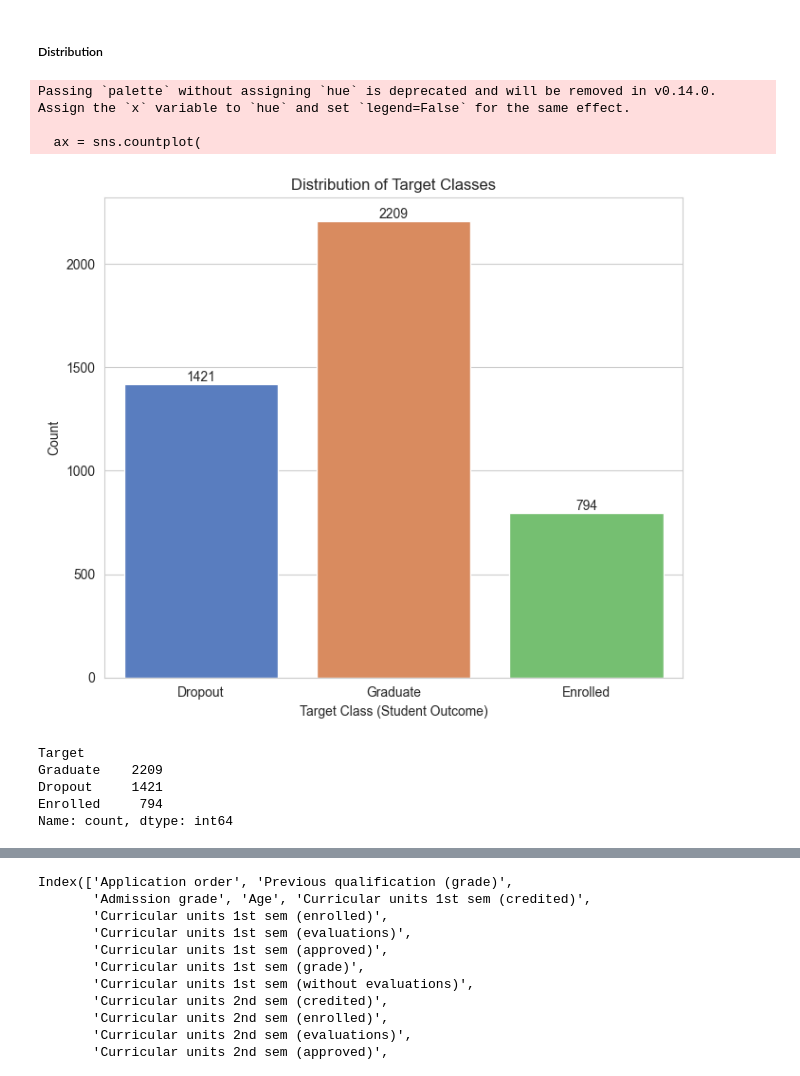
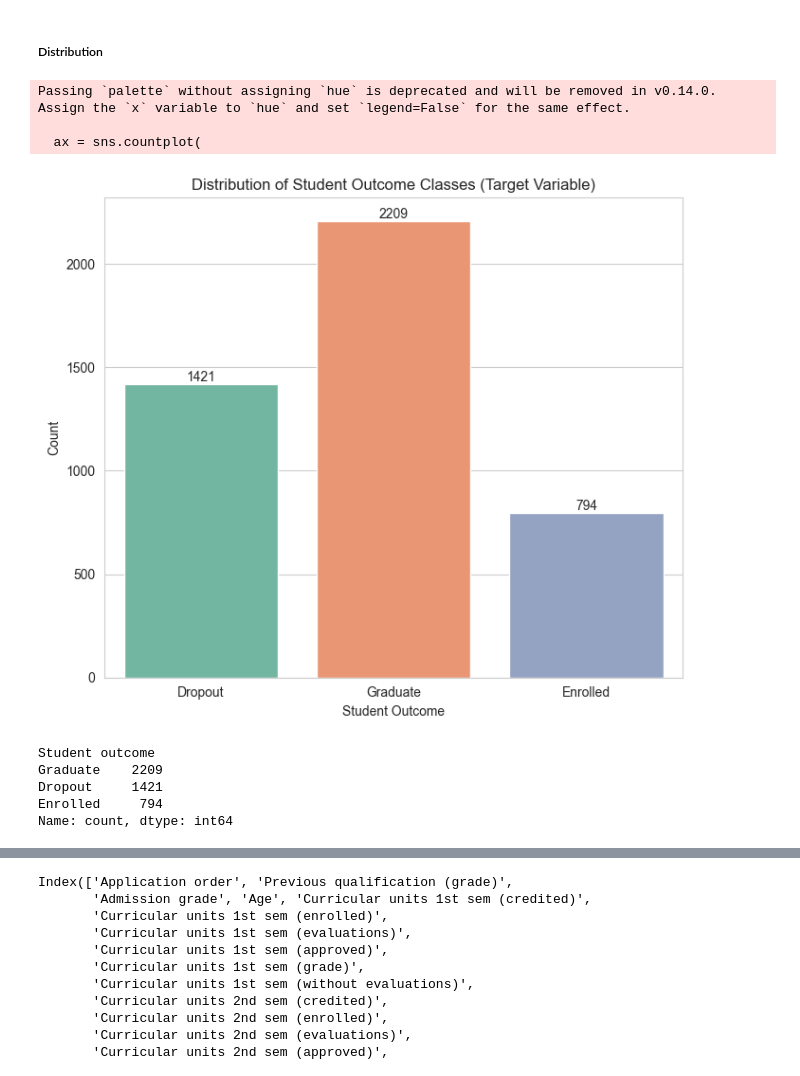
Before and after one commit to evaktar/AIandML, a Jupyter notebook: assessment.ipynb, the cells around one changed output, grey strips where cells are left out. Cells and saved outputs as stored; diff of their text form; code cells hidden in the pictures.

```diff
--- a/assessment.ipynb
+++ b/assessment.ipynb
@@ -74,4 +90,4 @@ df.head(10)
 # %%
 # Rename columns for clarity
-df.rename(columns = {'Nacionality':'Nationality', 'Age at enrollment':'Age', 'Daytime/evening attendance\t':'Daytime/Evening'}, inplace = True)
+df.rename(columns = {'Nacionality':'Nationality', 'Age at enrollment':'Age', 'Daytime/evening attendance\t':'Daytime/Evening', 'Target': 'Student outcome'}, inplace = True)
 # %%
@@ -385,25 +404,31 @@ No missing codes for, Marital status, Application mode, Nationality, Course, Pre
 # %% [markdown]
 ##### Distribution
 # %%
-sns.set_style("whitegrid") # Set style for univariate plots
+def countplot_distribution(df, labels, column='Student outcome'):
+    """
+    count_plot_distribution plots a count graph for the
+    classes in a single categorical variable (x-axis) against
+    the count of each class (y-axis).
 
-def countplot_target_distribution(df, labels, column='Target'):
-    """
-    lorem ipsum
+    ---- Parameters ----
+    :df: Specified pandas DataFrame containing the data to plot.
+    :labels: The classes to be plot as a bar on the x-axis.
+    :column: Optional name of column to plot, target as default.
     """
     df_plot = df.copy() # Copy to not alter original
 
-    # Barplot of target veriable class count
+    # Count plot of target variable
     plt.figure(figsize=(7,6))
     ax = sns.countplot(
         data=df_plot,
         x=column,
-        palette='muted'
+        palette='Set2'
     )
 
     # Plot labels
-    ax.set_title("Distribution of Target Classes")
-    ax.set_xlabel('Target Class (Student Outcome)')
+    column = column.title() # Capitalise title
+    ax.set_title(f'Distribution of {column} Classes (Target Variable)')
+    ax.set_xlabel(f'{column}')
     ax.set_ylabel('Count')
     ax.set_xticklabels(labels)
 
@@ -412,18 +437,19 @@ def countplot_target_distribution(df, labels, column='Target'):
     for container in ax.containers:
         ax.bar_label(container, fmt='{:.0f}', label_type='edge')
 
+    # Plot graph
     plt.tight_layout()
     plt.show()
 # %%
-# Target distribution
-countplot_target_distribution(df_eda, ('Dropout', 'Graduate', 'Enrolled'))
-df['Target'].value_counts() # Check values match-up against original
+# Student Outcome (Target) Distribution
+countplot_distribution(df_eda, ('Dropout', 'Graduate', 'Enrolled'))
+df['Student outcome'].value_counts() # Check values match-up against original
 # %% [output]
 Passing `palette` without assigning `hue` is deprecated and will be removed in v0.14.0. Assign the `x` variable to `hue` and set `legend=False` for the same effect.
 
   ax = sns.countplot(
-[figure, old version]
+[figure, new version]
-Target
+Student outcome
 Graduate    2209
 Dropout     1421
 Enrolled     794
```
Also changed, not shown: parts of 36 cells of this notebook.
